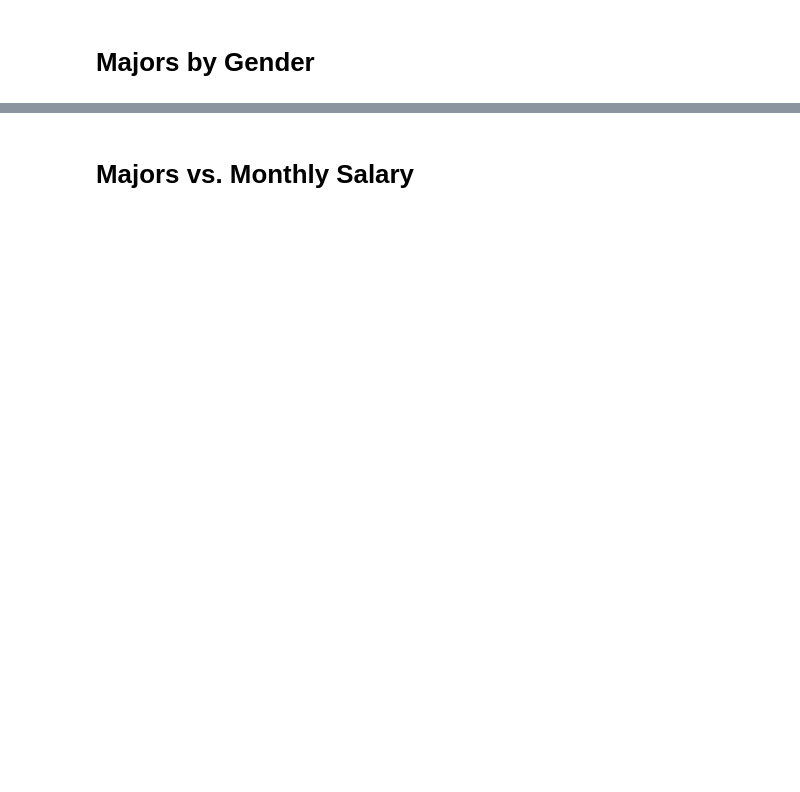
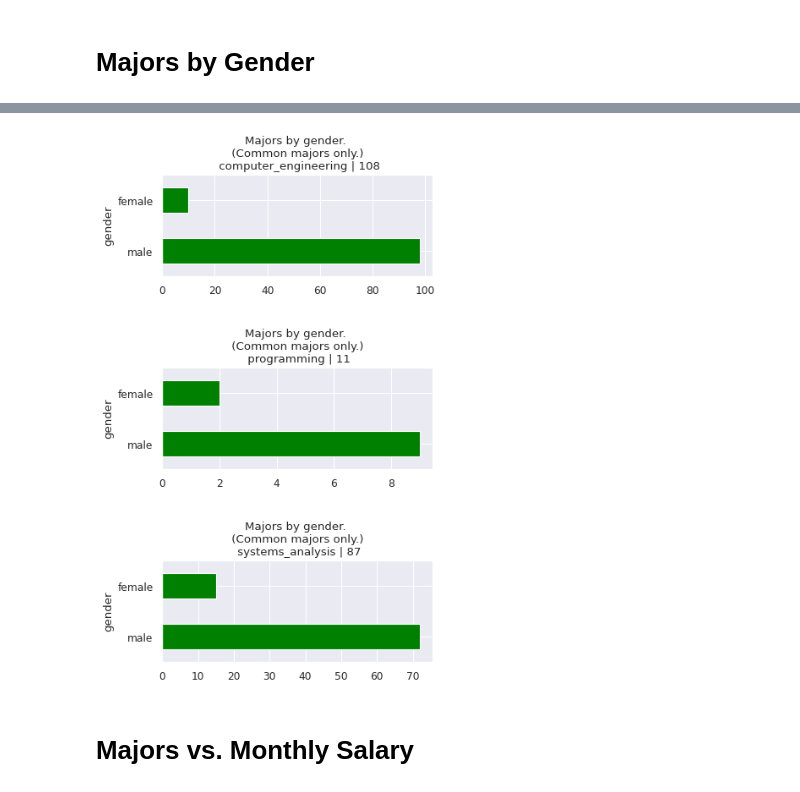
Before and after one commit to TorrezMN/Enc.-Devs-2024-Py, a Jupyter notebook: notebooks/educacion.ipynb, the cells around one changed output, grey strips where cells are left out. Saved outputs shown, nothing was run; the diff lists cells and outputs as text; code cells hidden in the pictures; blank space fills up the shorter version.

```diff
--- a/notebooks/educacion.ipynb
+++ b/notebooks/educacion.ipynb
@@ -76,0 +155,8 @@ plot_grouped_by_category_barh_charts(
+# %%
+majors_list = ["systems_analysis", "computer_engineering", "programming"]
+# %%
+for i in gender_groups.groups.keys():
+    print("GENDER -> ", i)
+    c = gender_groups.get_group(i)
+    print(get_column_uniques_count(c, "majors"))
+    print("\n" * 4)
@@ -76,0 +181,8 @@ plot_grouped_by_category_barh_charts(
+# %%
+# Comparative chart for gender and majors.
+majors_df = [df[df["majors"] == i] for i in majors_list]
+
+
+# Grouping by 'column_name'
+grouped_df = create_grouped_dataframe_list(majors_df, "majors")
+print(grouped_df.groups.keys())
@@ -77,3 +216,18 @@ plot_grouped_by_category_barh_charts(
+# %%
+# Defining color for bars
+color_neutro_dark = "green"  # Assuming a color definition for demonstration
+
+# Function call
+grouped_grid_barh_chart(
+    grouped_df,
+    "gender",
+    "Majors by gender. \n (Common majors only.)",
+    3,
+    1,
+    color_neutro_dark,
+)
+# %% [output]
+[figure, added]
 # %% [markdown]
 # Majors vs. Monthly Salary
 # %%
```
Also changed, not shown: parts of 27 cells of this notebook, 1 other file.
